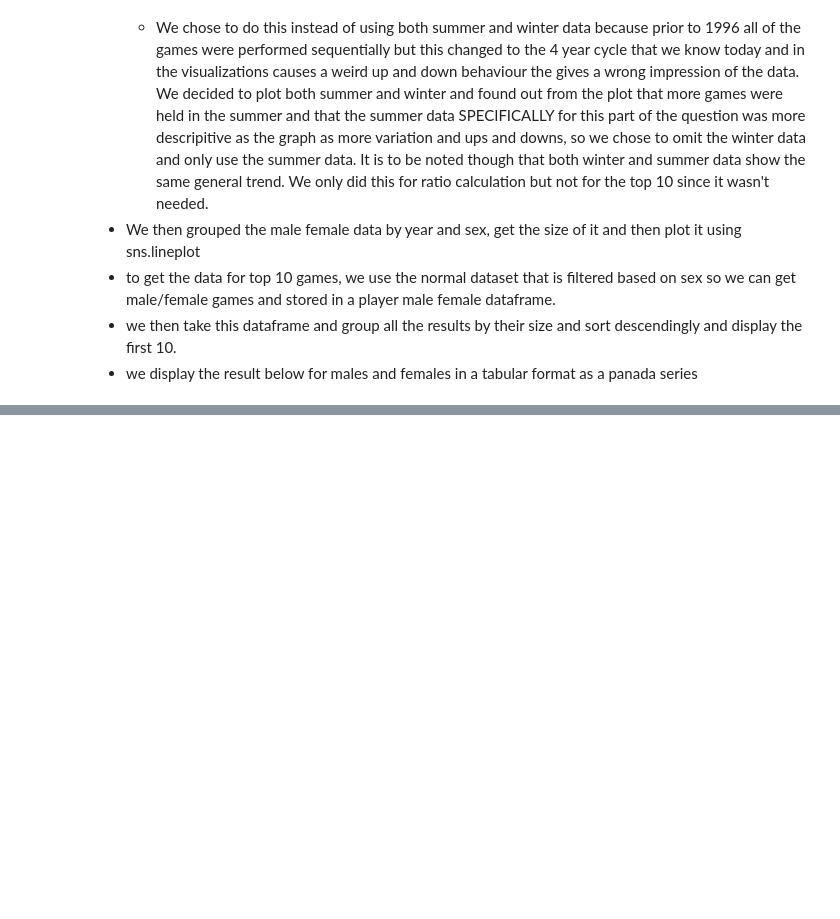
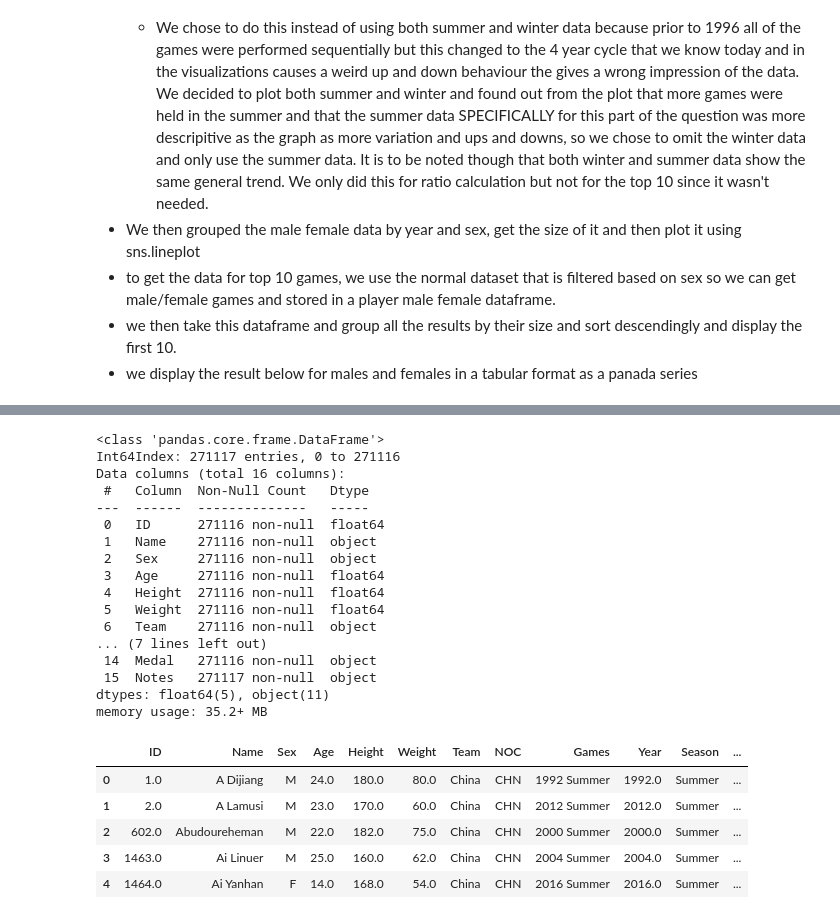
Before and after one commit to vitaminsofsalem/Data_Engineering_Milestone_1, a Jupyter notebook: Olympic_Exploration.ipynb, the cells around one changed output, grey strips where cells are left out. Cells and saved outputs as stored; diff of their text form; code cells hidden in the pictures; blank space fills up the shorter version.

Commit message:
Integrated Noc_regions.csv [Didn't output to another csv yet]

```diff
--- a/Olympic_Exploration.ipynb
+++ b/Olympic_Exploration.ipynb
@@ -236,0 +268,6 @@ ratio_men_women(summer_df)
+# %%
+noc_df = pd.read_csv('./data/noc_regions.csv')
+
+display(noc_df.info())
+display(noc_df.head(10))
+noc_df[noc_df['region'].isna()]
@@ -236,0 +318,6 @@ ratio_men_women(summer_df)
+# %%
+# Merging Noc_regions.csv with athlete_events.csv
+# Note: We drop regions since NOC has more regions that aren't included in the noc_regions.csv file
+# and we won't face any data loss.
+merged_df = dataset.merge(noc_df, how='outer', on='NOC').drop(columns='region').rename(columns={'notes': 'Notes'})
+merged_df.info()
@@ -236,0 +342,29 @@ ratio_men_women(summer_df)
+# %%
+# Handling NaN values resulting from athlete_events.csv having more regions than noc_regions.csv
+MissingValues.arbitrary_value_imputer(merged_df, 'Notes', 'no_notes')
+merged_df.info()
+display(merged_df.head())
+# %% [output]
+<class 'pandas.core.frame.DataFrame'>
+Int64Index: 271117 entries, 0 to 271116
+Data columns (total 16 columns):
+ #   Column  Non-Null Count   Dtype
+---  ------  --------------   -----
+ 0   ID      271116 non-null  float64
+ 1   Name    271116 non-null  object
+ 2   Sex     271116 non-null  object
+ 3   Age     271116 non-null  float64
+ 4   Height  271116 non-null  float64
+ 5   Weight  271116 non-null  float64
+ 6   Team    271116 non-null  object
+... (7 lines left out)
+ 14  Medal   271116 non-null  object
+ 15  Notes   271117 non-null  object
+dtypes: float64(5), object(11)
+memory usage: 35.2+ MB
+|  | ID | Name | Sex | Age | Height | Weight | Team | NOC | Games | Year | Season | ... |
+| 0 | 1.0 | A Dijiang | M | 24.0 | 180.0 | 80.0 | China | CHN | 1992 Summer | 1992.0 | Summer | ... |
+| 1 | 2.0 | A Lamusi | M | 23.0 | 170.0 | 60.0 | China | CHN | 2012 Summer | 2012.0 | Summer | ... |
+| 2 | 602.0 | Abudoureheman | M | 22.0 | 182.0 | 75.0 | China | CHN | 2000 Summer | 2000.0 | Summer | ... |
+| 3 | 1463.0 | Ai Linuer | M | 25.0 | 160.0 | 62.0 | China | CHN | 2004 Summer | 2004.0 | Summer | ... |
+| 4 | 1464.0 | Ai Yanhan | F | 14.0 | 168.0 | 54.0 | China | CHN | 2016 Summer | 2016.0 | Summer | ... |
```
Also changed, not shown: parts of 8 cells of this notebook, 1 other file.
